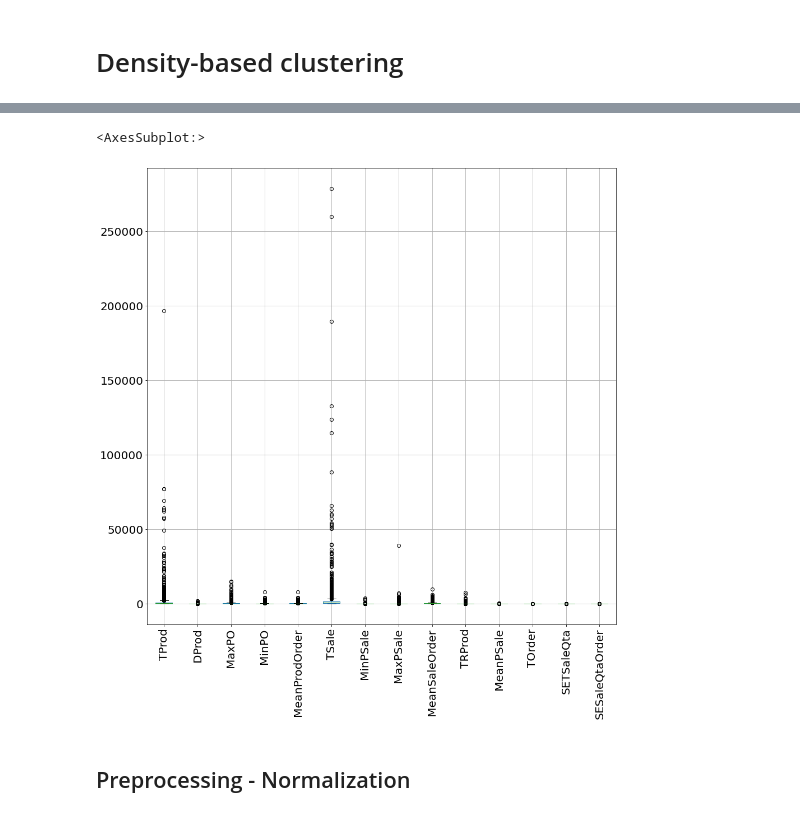
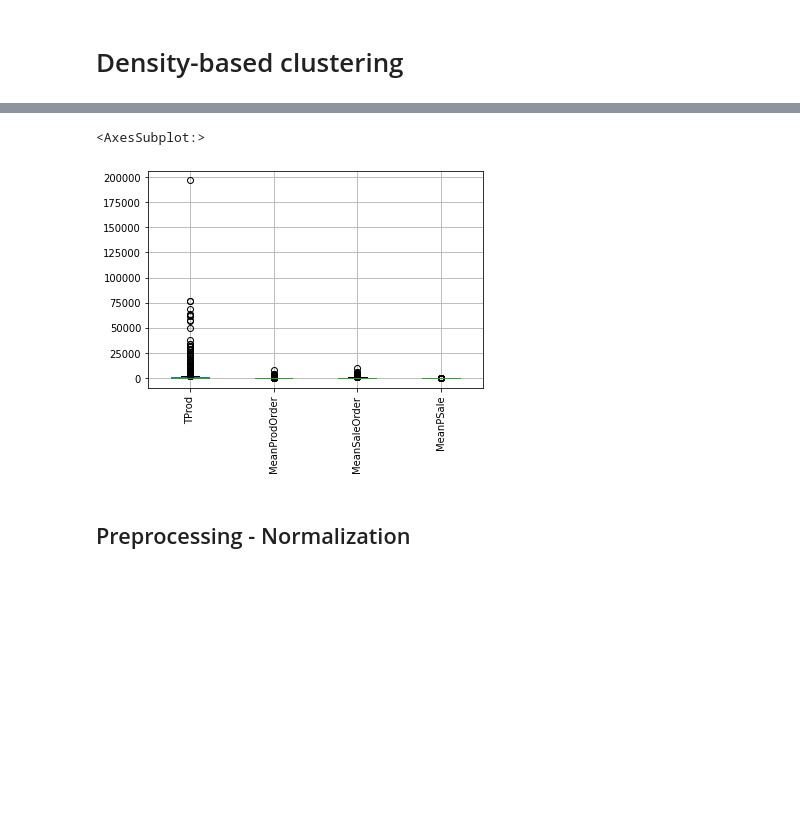
Before and after one commit to AlexPasqua/DM-project, a Jupyter notebook: DBSCAN.ipynb, the cells around one changed output, grey strips where cells are left out. Cells and saved outputs as stored; diff of their text form; code cells hidden in the pictures; blank space fills up the shorter version.

```diff
--- a/DBSCAN.ipynb
+++ b/DBSCAN.ipynb
@@ -18,0 +16,3 @@ df.head()
+# %%
+df_reduct = df[['TProd', 'MeanProdOrder', 'MeanSaleOrder', 'MeanPSale']]
+df_reduct.info()
@@ -31,8 +43,8 @@ df.describe()
 # %%
-df.boxplot(list(df.columns), figsize=(15,15), fontsize=20, rot=90)
+df_reduct.boxplot(list(df_reduct.columns), rot=90)
 # %% [output]
 <AxesSubplot:>
-[figure, old version]
+[figure, new version]
 # %% [markdown]
 ## Preprocessing - Normalization
 # %%
```
Also changed, not shown: parts of 22 cells of this notebook.
